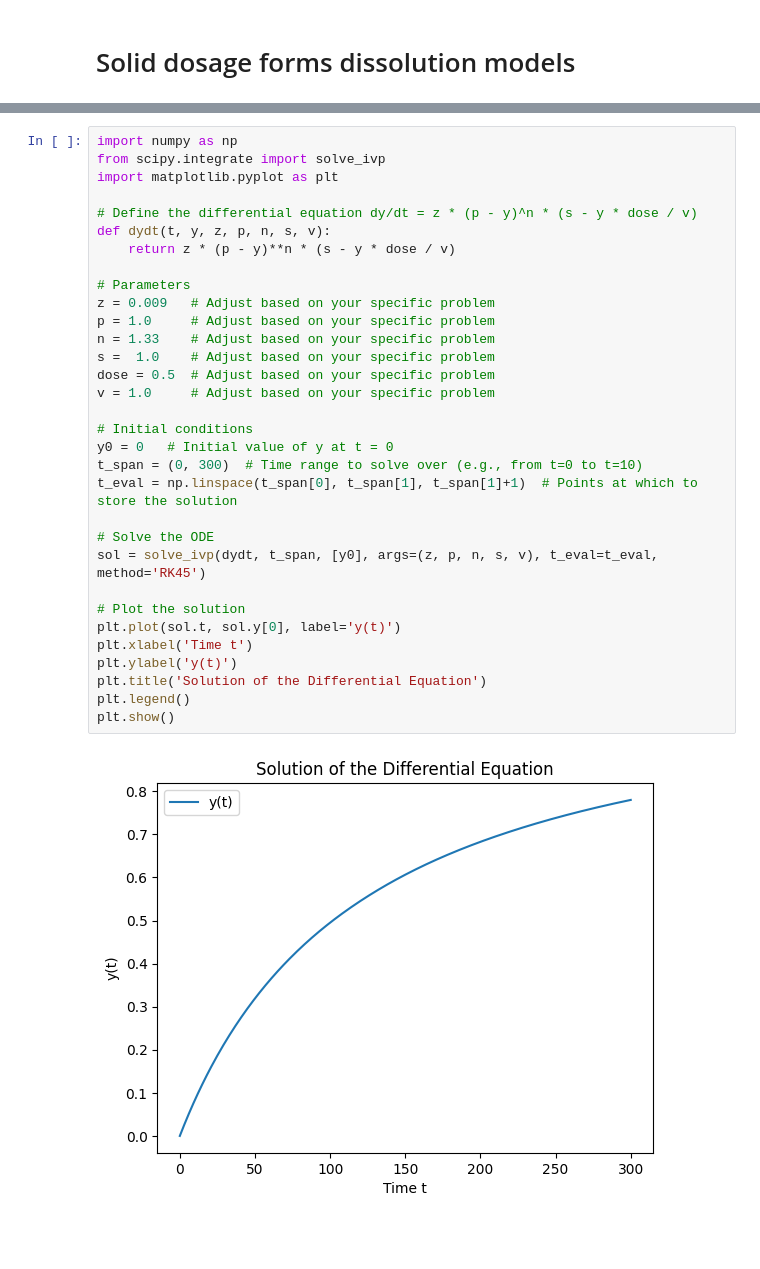
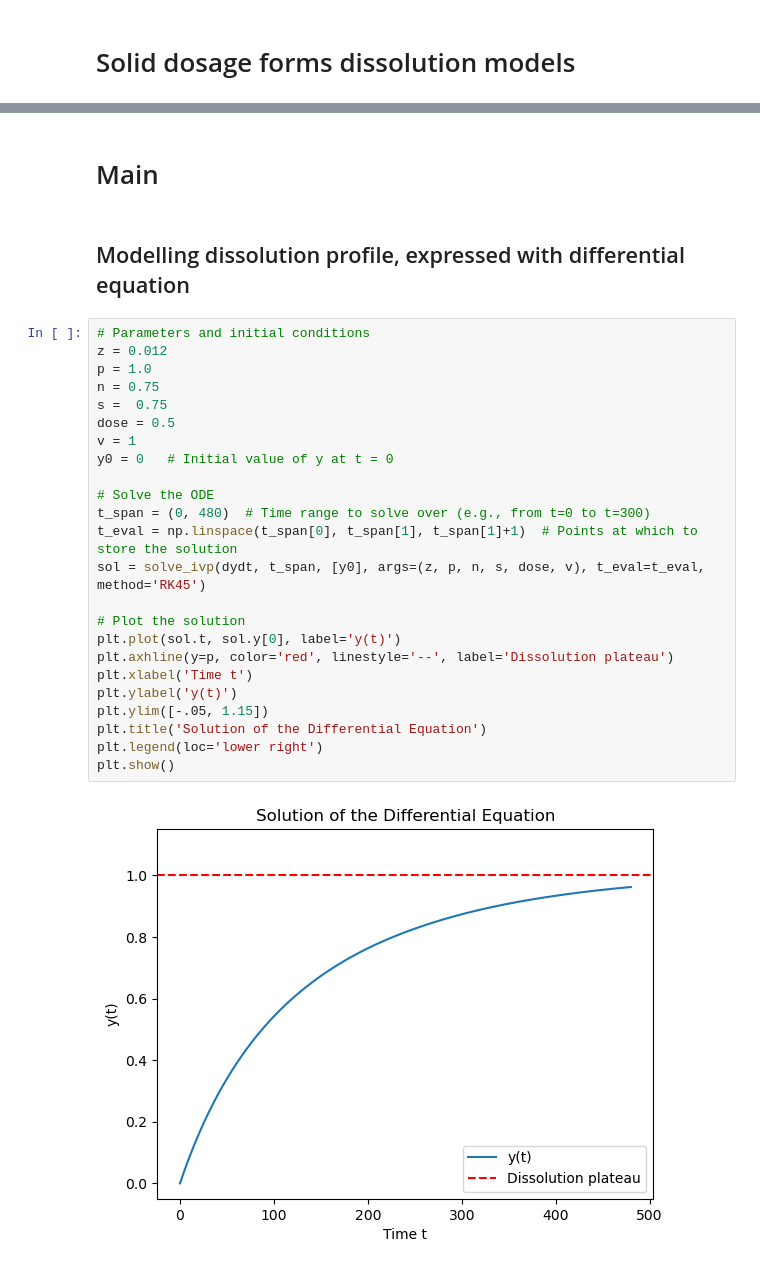
Before and after one commit to SamdGuizani/Drug-Product-Dissolution-Profile-Modelling, a Jupyter notebook: Dissolution profile simulation.ipynb, the cells around one changed output, grey strips where cells are left out. Cells and saved outputs as stored; diff of their text form; blank space fills up the shorter version.

```diff
--- a/Dissolution profile simulation.ipynb
+++ b/Dissolution profile simulation.ipynb
@@ -20,34 +95,30 @@ which considers the effect of the API concentration gradient during the dissolut
+# %% [markdown]
+# Main
+# %% [markdown]
+## Modelling dissolution profile, expressed with differential equation
 # %%
-import numpy as np
-from scipy.integrate import solve_ivp
-import matplotlib.pyplot as plt
-
-# Define the differential equation dy/dt = z * (p - y)^n * (s - y * dose / v)
-def dydt(t, y, z, p, n, s, v):
-    return z * (p - y)**n * (s - y * dose / v)
-
-# Parameters
-z = 0.009   # Adjust based on your specific problem
-p = 1.0     # Adjust based on your specific problem
-n = 1.33    # Adjust based on your specific problem
-s =  1.0    # Adjust based on your specific problem
-dose = 0.5  # Adjust based on your specific problem
-v = 1.0     # Adjust based on your specific problem
-
-# Initial conditions
+# Parameters and initial conditions
+z = 0.012
+p = 1.0
+n = 0.75
+s =  0.75
+dose = 0.5
+v = 1
 y0 = 0   # Initial value of y at t = 0
-t_span = (0, 300)  # Time range to solve over (e.g., from t=0 to t=10)
-t_eval = np.linspace(t_span[0], t_span[1], t_span[1]+1)  # Points at which to store the solution
 
 # Solve the ODE
-sol = solve_ivp(dydt, t_span, [y0], args=(z, p, n, s, v), t_eval=t_eval, method='RK45')
+t_span = (0, 480)  # Time range to solve over (e.g., from t=0 to t=300)
+t_eval = np.linspace(t_span[0], t_span[1], t_span[1]+1)  # Points at which to store the solution
+sol = solve_ivp(dydt, t_span, [y0], args=(z, p, n, s, dose, v), t_eval=t_eval, method='RK45')
 
 # Plot the solution
 plt.plot(sol.t, sol.y[0], label='y(t)')
+plt.axhline(y=p, color='red', linestyle='--', label='Dissolution plateau')
 plt.xlabel('Time t')
 plt.ylabel('y(t)')
+plt.ylim([-.05, 1.15])
 plt.title('Solution of the Differential Equation')
-plt.legend()
+plt.legend(loc='lower right')
 plt.show()
 # %% [output]
-[figure, old version]
+[figure, new version]
```
Also changed, not shown: parts of 10 cells of this notebook.
